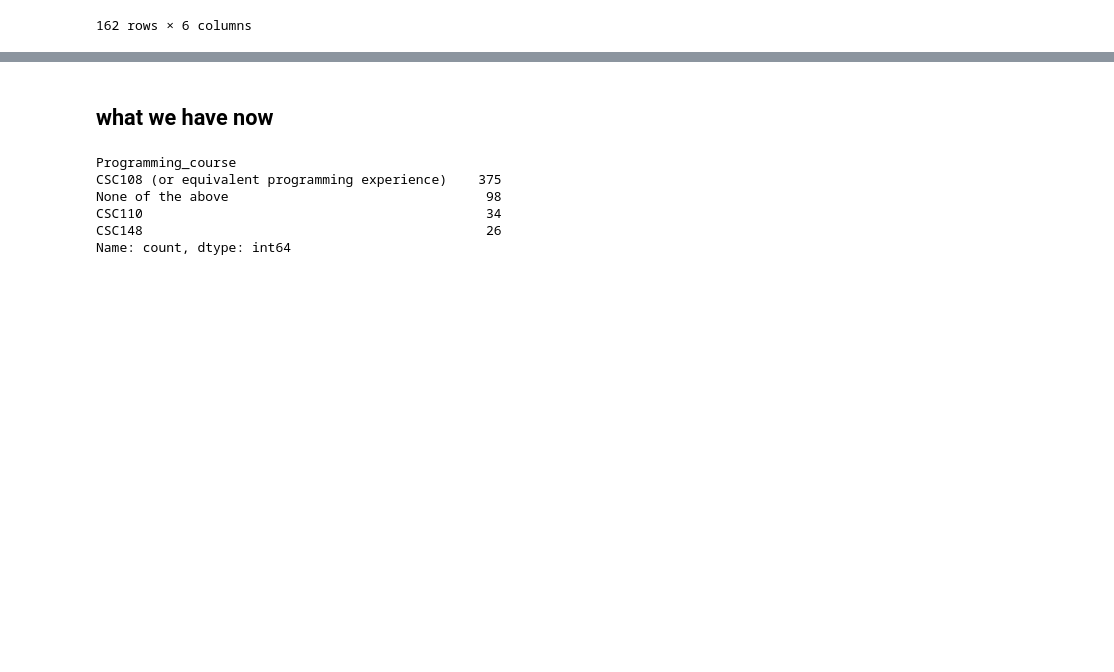
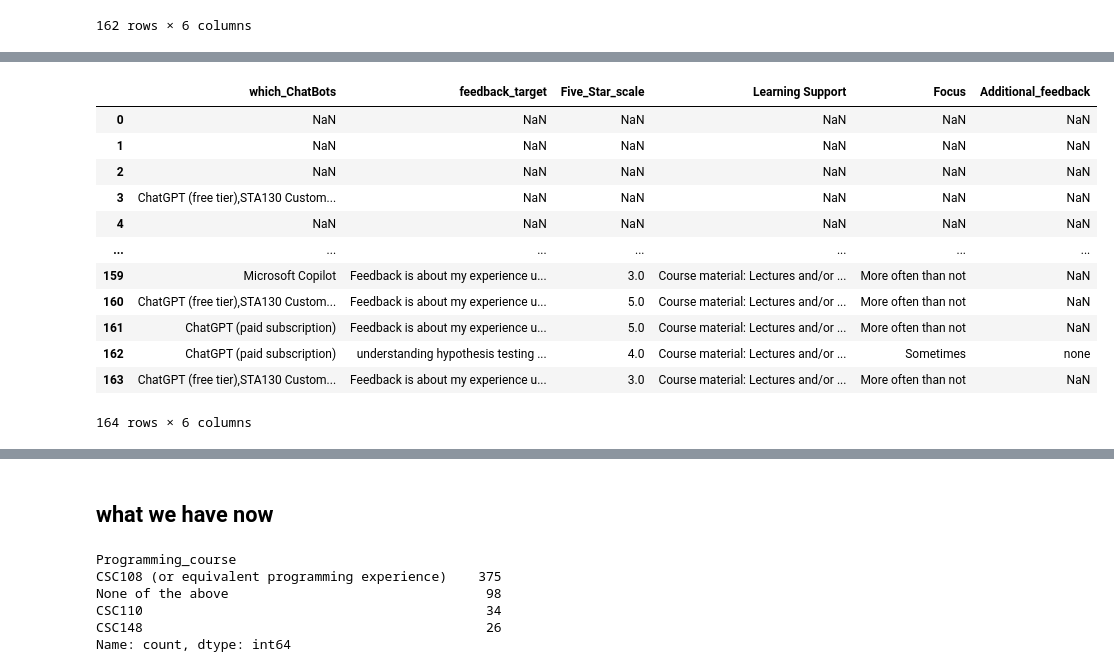
Before and after one commit to zliu0312/STA130_survey_analysis, a Jupyter notebook: main.ipynb, the cells around one changed output, grey strips where cells are left out. Saved outputs shown, nothing was run; the diff lists cells and outputs as text; code cells hidden in the pictures; blank space fills up the shorter version.

```diff
--- a/main.ipynb
+++ b/main.ipynb
@@ -451,3 +451,6 @@ wk05
 | 160 | ChatGPT (free tier) | Feedback is about my experience u... | 3.0 | Course material: homework exercises | Sometimes | no |
 | 161 | ChatGPT (free tier),Microsoft Cop... | Feedback is about my experience u... | 4.0 | Course material: Lectures and/or ... | Sometimes | Sometimes ChatBot will do a wrong... |
 162 rows × 6 columns
+# %%
+wk05_after_midterm_2024 = pd.read_csv('STA130_2024_week_05_after_midterm_survey.csv')
+wk05_after_midterm_2024.columns
@@ -453,0 +472,5 @@ wk05
+# %%
+wk05_after_midterm_2024.drop(columns=['section','section_id','section_sis_id',
+                          'submitted','attempt','1.0','1.0.1','1.0.2',
+                          '1.0.3','1.0.4','1.0.5','n correct', 'n incorrect','score'], inplace=True)
+wk05_after_midterm_2024.columns
@@ -453,0 +485,24 @@ wk05
+# %%
+wk05_after_midterm_2024.rename(columns={'4628602: Question 01\nWhich ChatBot(s) do you tend to use consistently and generally find helpful or useful for STA130?':'which_ChatBots',
+                     '4628604: Question 02 (Week 05)\nWhich of these topics will your feedback address? And are your responses based on using ChatGPT or the STA130 custom NBLMChatBot?\n\n"My feedback will be about my experience using a ChatBot for the purposes of..."\n\nWe\'re just looking for you to highlight particular aspects of your experience that stood out to you. The options here might not be perfect, but we\'re hoping they provide enough expressivity for you to give us feedback where it makes sense to you.\n✌️🤞':'feedback_target',
+                     '4628605: Question 03 (Five-Star Rating)\nRate your experience using a ChatBot in STA130 on a Five-Star scale (where 1 is negative and 5 is positive).\nDid you have a good experience regarding ChatBot support in writing, using, and troubleshooting Python code; and, learning statistical, data science, and Python programming topics and concepts?':'Five_Star_scale',
+                     '4628686: Question 04 (Learning Support)\nRegarding learning statistical, data science, and Python programming topics and concepts (as opposed to just writing, using, and troubleshooting Python code) which of the following did you find to be helpful?':'Learning Support',
+                     '4628687: Question 05 (Focus)\nWas the scope of the responses of the ChatBot appropriately constrained and sufficiently targeted on the desired information?':'Focus',
+                     '4628688: Further comments or clarifications?\nFeel free togive us any other details, clarifications, or additional feedback that you feel might be relevant or worth sharing!Any comments provided here will be reviewed and helpful for our ongoing evaluations of ChatBots in the STA130 context.':'Additional_feedback'
+}, inplace=True)
+# %%
+wk05_after_midterm_2024
+# %% [output]
+|  | which_ChatBots | feedback_target | Five_Star_scale | Learning Support | Focus | Additional_feedback |
+| 0 | NaN | NaN | NaN | NaN | NaN | NaN |
+| 1 | NaN | NaN | NaN | NaN | NaN | NaN |
+| 2 | NaN | NaN | NaN | NaN | NaN | NaN |
+| 3 | ChatGPT (free tier),STA130 Custom... | NaN | NaN | NaN | NaN | NaN |
+| 4 | NaN | NaN | NaN | NaN | NaN | NaN |
+| ... | ... | ... | ... | ... | ... | ... |
+| 159 | Microsoft Copilot | Feedback is about my experience u... | 3.0 | Course material: Lectures and/or ... | More often than not | NaN |
+| 160 | ChatGPT (free tier),STA130 Custom... | Feedback is about my experience u... | 5.0 | Course material: Lectures and/or ... | More often than not | NaN |
+| 161 | ChatGPT (paid subscription) | Feedback is about my experience u... | 5.0 | Course material: Lectures and/or ... | More often than not | NaN |
+| 162 | ChatGPT (paid subscription) | understanding hypothesis testing ... | 4.0 | Course material: Lectures and/or ... | Sometimes | none |
+| 163 | ChatGPT (free tier),STA130 Custom... | Feedback is about my experience u... | 3.0 | Course material: Lectures and/or ... | More often than not | NaN |
+164 rows × 6 columns
```
Also changed, not shown: parts of 19 cells of this notebook.
